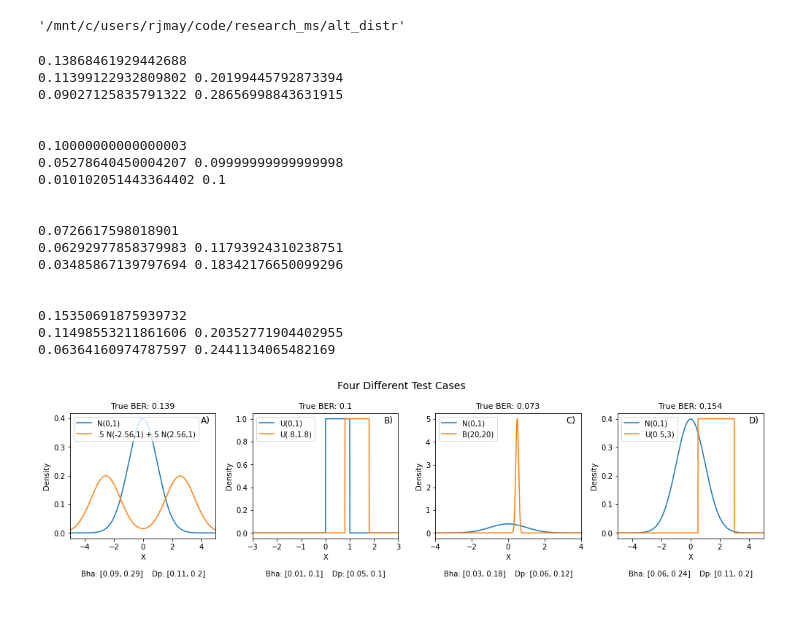
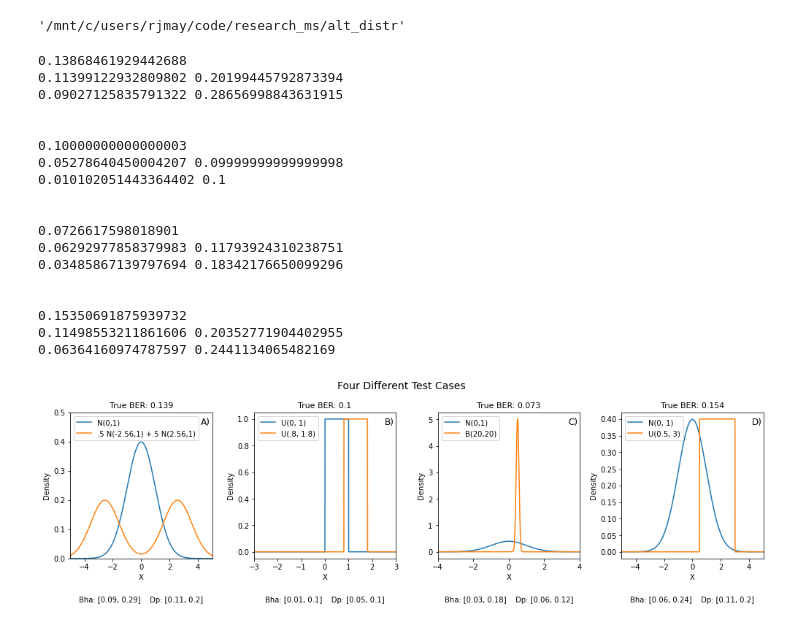
Before and after one commit to rj-may/BER_Bounds_Eval, a Jupyter notebook: alt_distr/different_plots.ipynb, the cells around one changed output. Cells and saved outputs as stored; diff of their text form; code cells hidden in the pictures.

```diff
--- a/alt_distr/different_plots.ipynb
+++ b/alt_distr/different_plots.ipynb
@@ -257,7 +257,7 @@ fs = 10
 # Define the ranges of x for the four subplots
 x_ranges = [(-5, 5),  (-3,3 ),(-4, 4), (-5, 5)]
 
-fig, axs = plt.subplots(nrows =1, ncols=4, figsize=(14, 4), layout= 'tight')
+fig, axs = plt.subplots(nrows =1, ncols=4, figsize=(14, 4.5), layout= 'tight')
 
 # Iterate over the subplots and plot the corresponding data
 for i, ax in enumerate(axs.flat):
@@ -281,6 +281,9 @@ for i, ax in enumerate(axs.flat):
     ax.plot(x, f1, label = l2)
 
     ax.set_xlim((x_min, x_max))
+
+    if i  == 0:
+        ax.set_ylim((0,.5))
 #     ax.set_ylim((0,3))
 
     ax.set_title(f"True BER: {round(BER, 3)}", fontsize = fs+1)
@@ -296,32 +299,32 @@ for i, ax in enumerate(axs.flat):
     ax.legend(loc= "upper left")
 
 # Add letters to reference the plots
 letters = ['A)', 'B)', 'C)', 'D)']
 for i, ax in enumerate(axs.flat):
-    ax.text(0.9, 0.9, letters[i], transform=ax.transAxes, fontsize=fs+2, va='bottom')
+    ax.text(0.92, 0.9, letters[i], transform=ax.transAxes, fontsize=fs+2, va='bottom')
 
 fig.suptitle("Four Different Test Cases ", fontsize=fs+4)
 
 file_name = r"images/four_cases.png"
 plt.savefig(file_name,facecolor=(1,1,1,1),  bbox_inches='tight', dpi= 300)
 plt.show()
 # %% [output]
 0.13868461929442688
 0.11399122932809802 0.20199445792873394
 0.09027125835791322 0.28656998843631915
 
 
 0.10000000000000003
 0.05278640450004207 0.09999999999999998
 0.010102051443364402 0.1
 
 
 0.0726617598018901
 0.06292977858379983 0.11793924310238751
 0.03485867139797694 0.18342176650099296
 
 
 0.15350691875939732
 0.11498553211861606 0.20352771904402955
 0.06364160974787597 0.2441134065482169
-[figure, old version]
+[figure, new version]
```
Also changed, not shown: parts of 5 cells of this notebook, 23 other files.
